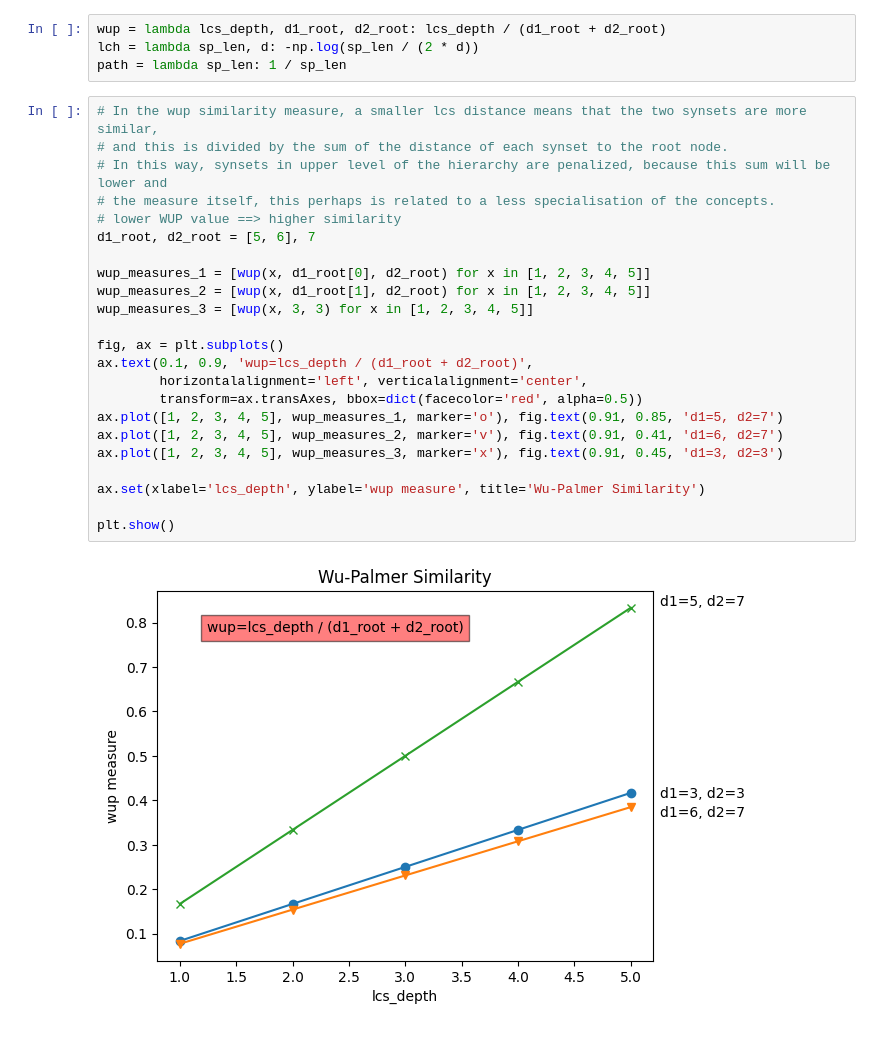
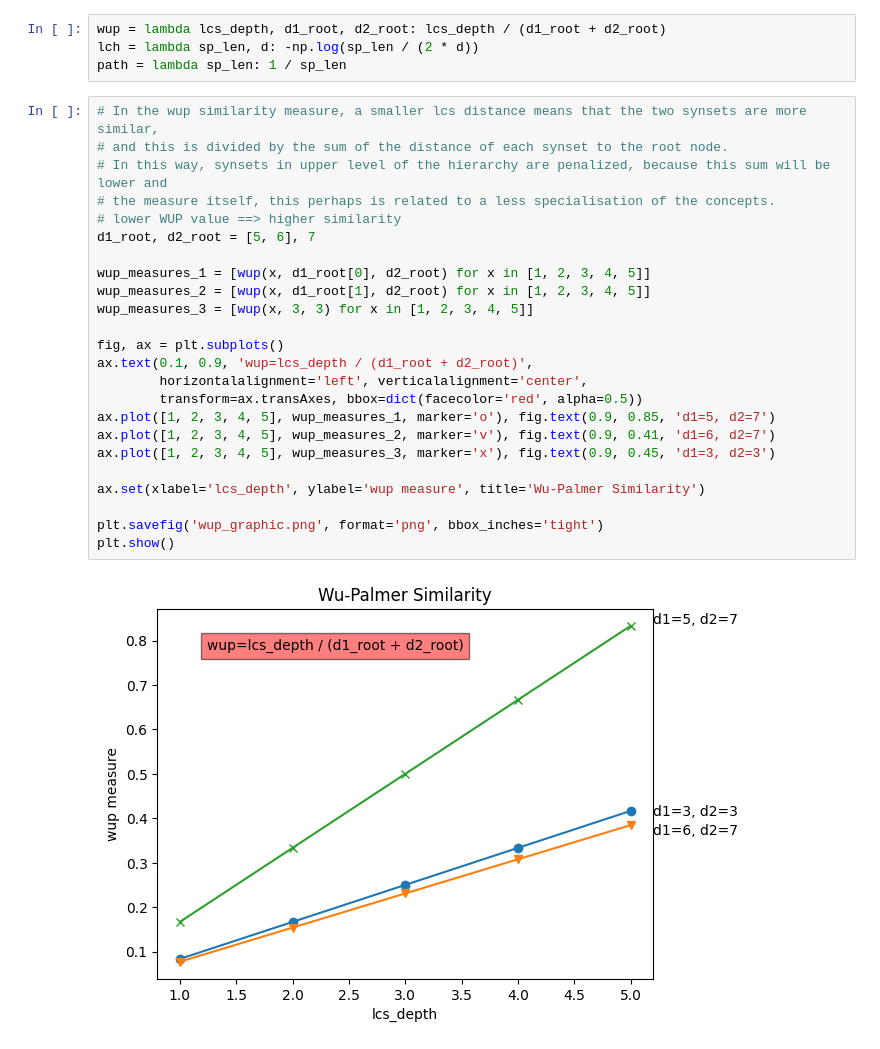
Before and after one commit to nanni00/babeldist, a Jupyter notebook: remote/analysis_measures.ipynb, the cells around one changed output. Drawn from its saved outputs; the diff is of its cells as text.

```diff
--- a/remote/analysis_measures.ipynb
+++ b/remote/analysis_measures.ipynb
@@ -8,28 +8,29 @@ path = lambda sp_len: 1 / sp_len
 # %%
 # In the wup similarity measure, a smaller lcs distance means that the two synsets are more similar,
 # and this is divided by the sum of the distance of each synset to the root node.
 # In this way, synsets in upper level of the hierarchy are penalized, because this sum will be lower and
 # the measure itself, this perhaps is related to a less specialisation of the concepts.
 # lower WUP value ==> higher similarity
 d1_root, d2_root = [5, 6], 7
 
 wup_measures_1 = [wup(x, d1_root[0], d2_root) for x in [1, 2, 3, 4, 5]]
 wup_measures_2 = [wup(x, d1_root[1], d2_root) for x in [1, 2, 3, 4, 5]]
 wup_measures_3 = [wup(x, 3, 3) for x in [1, 2, 3, 4, 5]]
 
 fig, ax = plt.subplots()
 ax.text(0.1, 0.9, 'wup=lcs_depth / (d1_root + d2_root)',
         horizontalalignment='left', verticalalignment='center',
         transform=ax.transAxes, bbox=dict(facecolor='red', alpha=0.5))
-ax.plot([1, 2, 3, 4, 5], wup_measures_1, marker='o'), fig.text(0.91, 0.85, 'd1=5, d2=7')
-ax.plot([1, 2, 3, 4, 5], wup_measures_2, marker='v'), fig.text(0.91, 0.41, 'd1=6, d2=7')
-ax.plot([1, 2, 3, 4, 5], wup_measures_3, marker='x'), fig.text(0.91, 0.45, 'd1=3, d2=3')
+ax.plot([1, 2, 3, 4, 5], wup_measures_1, marker='o'), fig.text(0.9, 0.85, 'd1=5, d2=7')
+ax.plot([1, 2, 3, 4, 5], wup_measures_2, marker='v'), fig.text(0.9, 0.41, 'd1=6, d2=7')
+ax.plot([1, 2, 3, 4, 5], wup_measures_3, marker='x'), fig.text(0.9, 0.45, 'd1=3, d2=3')
 
 ax.set(xlabel='lcs_depth', ylabel='wup measure', title='Wu-Palmer Similarity')
 
+plt.savefig('wup_graphic.png', format='png', bbox_inches='tight')
 plt.show()
 # %% [output]
-[figure, old version]
+[figure, new version]
 # %%
 # In Leacock-Chodorow similarity, high value means high similarity.
 # With a lower shortest path length and a longer maximum taxonomy length, the result is higher.
```
Also changed, not shown: parts of 3 cells of this notebook, 1 other file.
